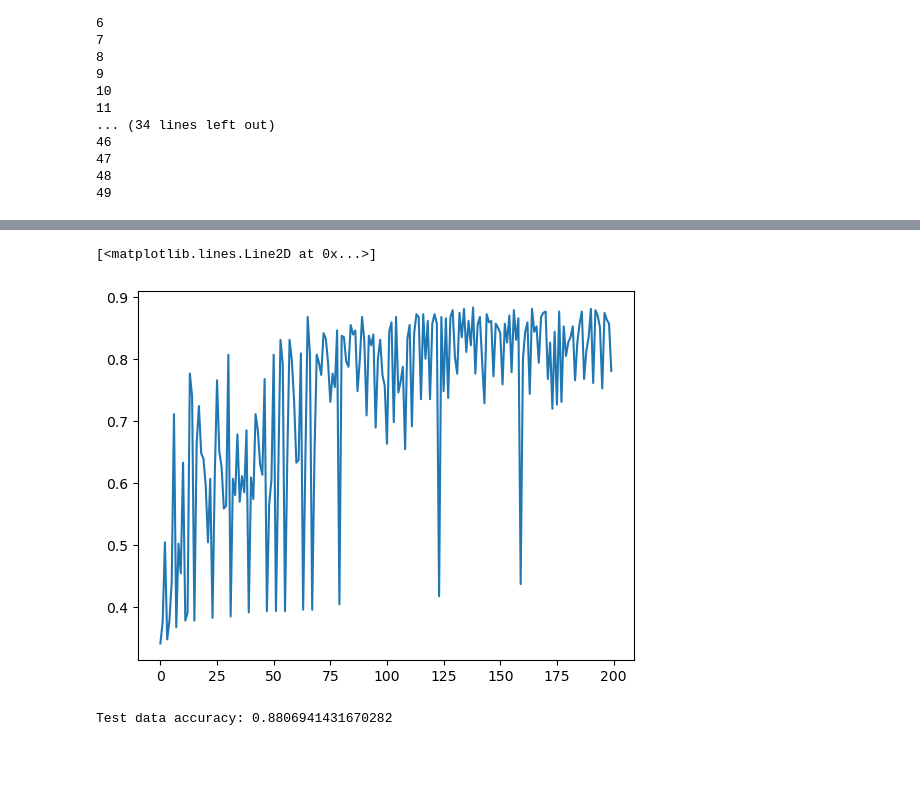
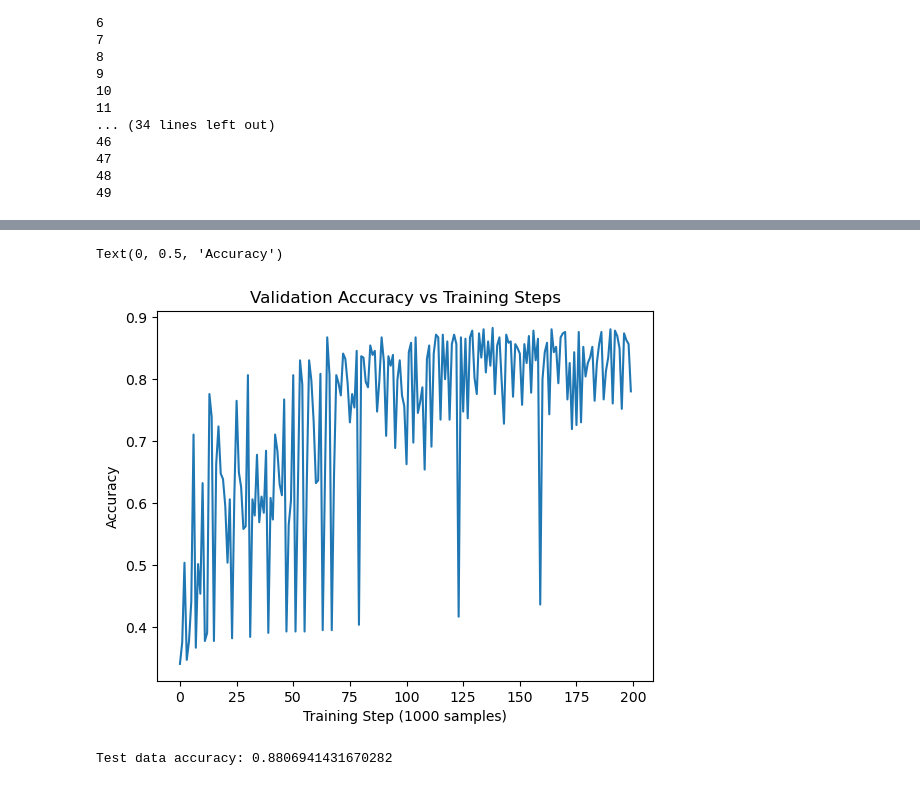
Before and after one commit to aivan6842/cs480, a Jupyter notebook: A1/cs480_680_assignment1_coding.ipynb, the cells around one changed output, grey strips where cells are left out. Cells and saved outputs as stored; diff of their text form; code cells hidden in the pictures; blank space fills up the shorter version.

```diff
--- a/A1/cs480_680_assignment1_coding.ipynb
+++ b/A1/cs480_680_assignment1_coding.ipynb
@@ -144,8 +138,12 @@ plt.plot([i for i in range(len(train_accs))], train_accs)
 # %%
 plt.plot([i for i in range(len(val_accs))], val_accs)
+
+plt.title("Validation Accuracy vs Training Steps")
+plt.xlabel("Training Step (1000 samples)")
+plt.ylabel("Accuracy")
 # %% [output]
-[<matplotlib.lines.Line2D at 0x...>]
+Text(0, 0.5, 'Accuracy')
-[figure, old version]
+[figure, new version]
 # %%
 # TODO: plot the accuracy against the number of steps
 # TODO: report the final accuracy
```
Also changed, not shown: parts of 1 cell of this notebook, 7 other files.
